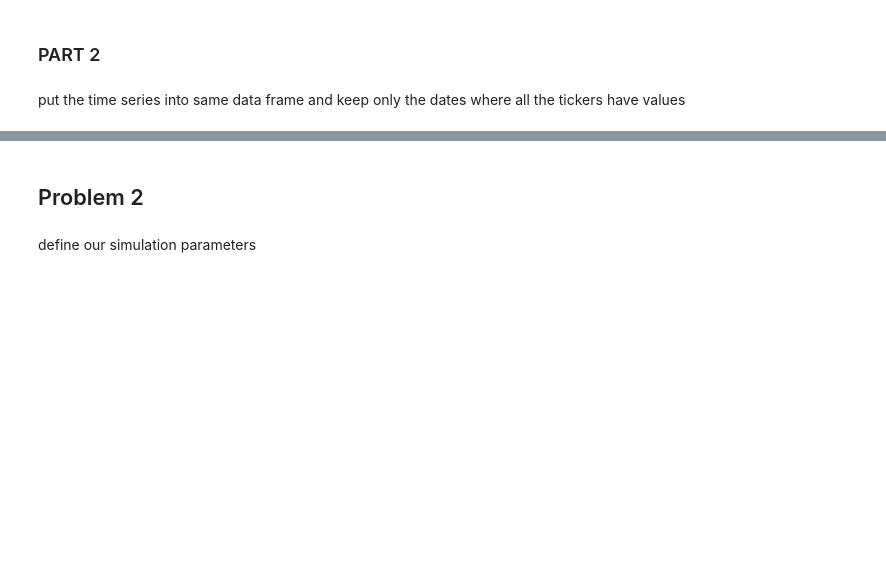
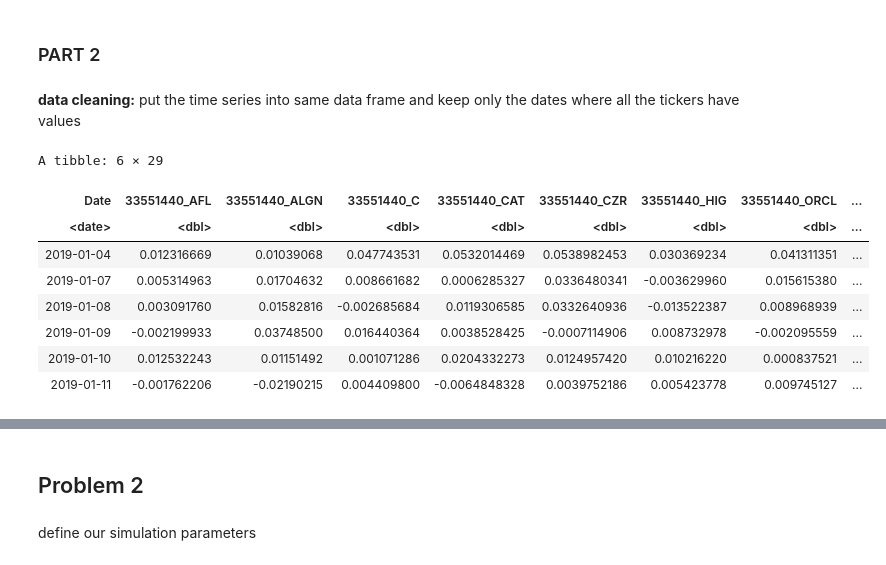
Before and after one commit to ahojdobryden/FiCox, a Jupyter notebook: HW1.ipynb, the cells around one changed output, grey strips where cells are left out. Cells and saved outputs as stored; diff of their text form; code cells hidden in the pictures; blank space fills up the shorter version.

```diff
--- a/HW1.ipynb
+++ b/HW1.ipynb
@@ -621,7 +606,7 @@ ggplot(data.frame(rets = AME_rets), aes(x = rets)) +
 # %% [markdown]
 ### PART 2
 # %% [markdown]
-put the time series into same data frame and keep only the dates where all the tickers have values
+**data cleaning:** put the time series into same data frame and keep only the dates where all the tickers have values
 # %%
 wide_returns <- combined_returns %>%
   select(Date, Ticker, rets) %>%
@@ -629,3 +614,15 @@ wide_returns <- combined_returns %>%
 
 clean_wide_returns <- wide_returns %>%
   drop_na()
+# %%
+head(clean_wide_returns)
+# %% [output]
+A tibble: 6 × 29
+| Date | 33551440_AFL | 33551440_ALGN | 33551440_C | 33551440_CAT | 33551440_CZR | 33551440_HIG | 33551440_ORCL | ... |
+| <date> | <dbl> | <dbl> | <dbl> | <dbl> | <dbl> | <dbl> | <dbl> | ... |
+| 2019-01-04 | 0.012316669 | 0.01039068 | 0.047743531 | 0.0532014469 | 0.0538982453 | 0.030369234 | 0.041311351 | ... |
+| 2019-01-07 | 0.005314963 | 0.01704632 | 0.008661682 | 0.0006285327 | 0.0336480341 | -0.003629960 | 0.015615380 | ... |
+| 2019-01-08 | 0.003091760 | 0.01582816 | -0.002685684 | 0.0119306585 | 0.0332640936 | -0.013522387 | 0.008968939 | ... |
+| 2019-01-09 | -0.002199933 | 0.03748500 | 0.016440364 | 0.0038528425 | -0.0007114906 | 0.008732978 | -0.002095559 | ... |
+| 2019-01-10 | 0.012532243 | 0.01151492 | 0.001071286 | 0.0204332273 | 0.0124957420 | 0.010216220 | 0.000837521 | ... |
+| 2019-01-11 | -0.001762206 | -0.02190215 | 0.004409800 | -0.0064848328 | 0.0039752186 | 0.005423778 | 0.009745127 | ... |
```
Also changed, not shown: parts of 20 cells of this notebook.
